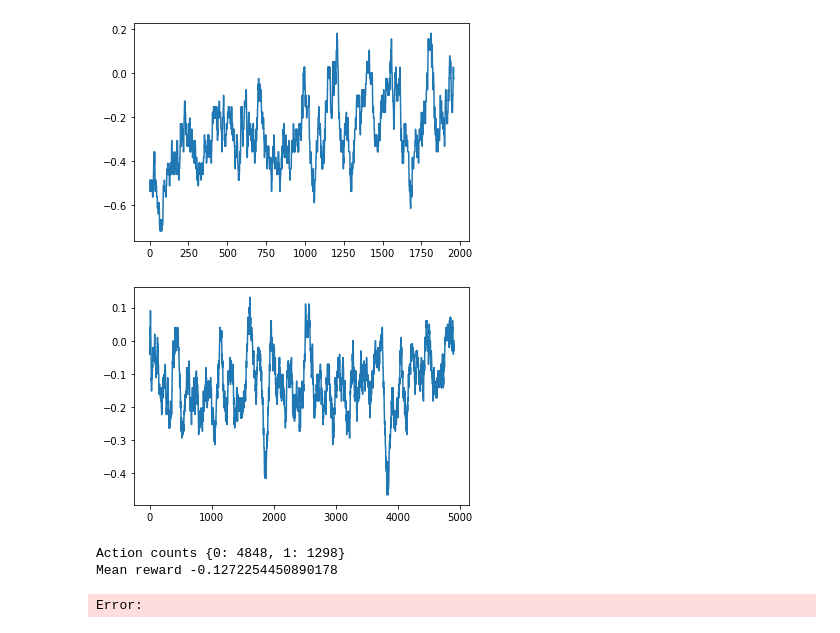
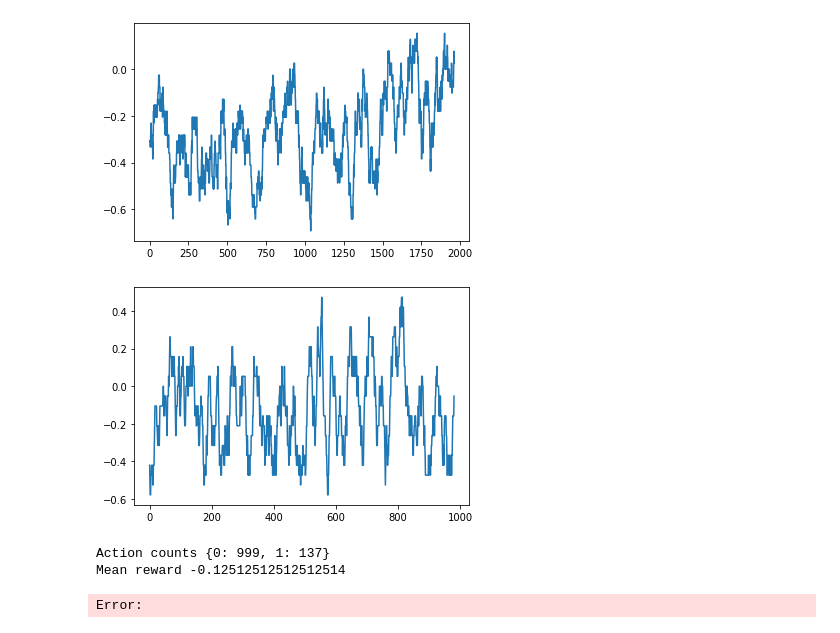
Before and after one commit to CharlieGaynor/RLdog, a Jupyter notebook: dev.ipynb, the cells around one changed output. Saved outputs shown, nothing was run; the diff lists cells and outputs as text; code cells hidden in the pictures.

```diff
--- a/dev.ipynb
+++ b/dev.ipynb
@@ -20,14 +23,14 @@ bj_config["hyperparameters"]["alpha"] = 0.05
 # %%
 agent = DQN(bj_config)
 agent.play_games(verbose=True)
 agent.evaluation_mode = True
-agent.play_games(5000, verbose=True)
+agent.play_games(1000, verbose=True)
 agent.evaluation_mode = False
 # %% [output]
-[figure, old version]
+[figure, new version]
-[figure, old version]
+[figure, new version]
-Action counts {0: 4848, 1: 1298}
-Mean reward -0.1272254450890178
+Action counts {0: 999, 1: 137}
+Mean reward -0.12512512512512514
 # %%
 agent = DQN_RS(bj_config)
 agent.play_games(verbose=True)
```
Also changed, not shown: parts of 1 cell of this notebook, 3 other files.
